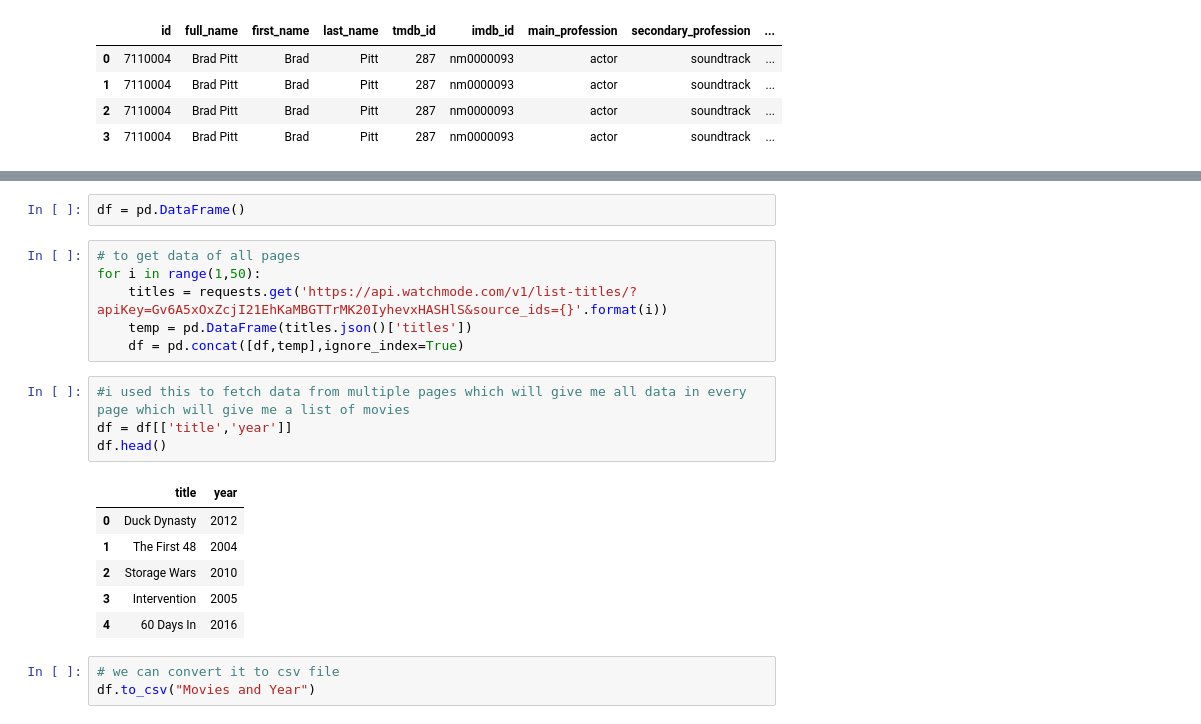
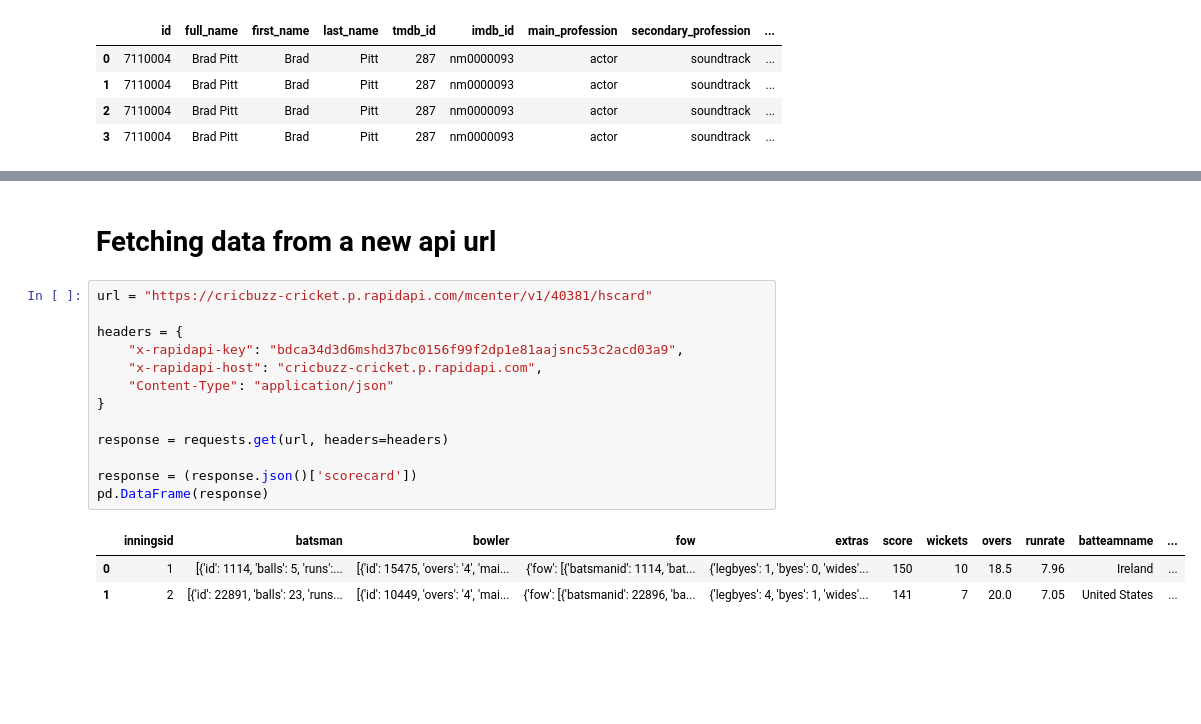
Before and after one commit to SanyamSingla2910/Machine-Leaning, a Jupyter notebook: ML main/Fetching Data From an API.ipynb, the cells around one changed output, grey strips where cells are left out. Drawn from its saved outputs; the diff is of its cells as text; blank space fills up the shorter version.

```diff
--- a/ML main/Fetching Data From an API.ipynb
+++ b/ML main/Fetching Data From an API.ipynb
@@ -66,23 +66,20 @@ pd.DataFrame(titles.json()['titles'])
 250 rows × 7 columns
-# %%
-df = pd.DataFrame()
-# %%
-# to get data of all pages
-for i in range(1,50):
-    titles = requests.get('https://api.watchmode.com/v1/list-titles/?apiKey=Gv6A5xOxZcjI21EhKaMBGTTrMK20IyhevxHASHlS&source_ids={}'.format(i))
-    temp = pd.DataFrame(titles.json()['titles'])
-    df = pd.concat([df,temp],ignore_index=True)
-# %%
-#i used this to fetch data from multiple pages which will give me all data in every page which will give me a list of movies
-df = df[['title','year']]
-df.head()
-# %% [output]
-|  | title | year |
-| 0 | Duck Dynasty | 2012 |
-| 1 | The First 48 | 2004 |
-| 2 | Storage Wars | 2010 |
-| 3 | Intervention | 2005 |
-| 4 | 60 Days In | 2016 |
-# %%
-# we can convert it to csv file
-df.to_csv("Movies and Year")
+# %% [markdown]
+# Fetching data from a new api url
+# %%
+url = "https://cricbuzz-cricket.p.rapidapi.com/mcenter/v1/40381/hscard"
+
+headers = {
+	"x-rapidapi-key": "bdca34d3d6mshd37bc0156f99f2dp1e81aajsnc53c2acd03a9",
+	"x-rapidapi-host": "cricbuzz-cricket.p.rapidapi.com",
+	"Content-Type": "application/json"
+}
+
+response = requests.get(url, headers=headers)
+
+response = (response.json()['scorecard'])
+pd.DataFrame(response)
+# %% [output]
+|  | inningsid | batsman | bowler | fow | extras | score | wickets | overs | runrate | batteamname | ... |
+| 0 | 1 | [{'id': 1114, 'balls': 5, 'runs':... | [{'id': 15475, 'overs': '4', 'mai... | {'fow': [{'batsmanid': 1114, 'bat... | {'legbyes': 1, 'byes': 0, 'wides'... | 150 | 10 | 18.5 | 7.96 | Ireland | ... |
+| 1 | 2 | [{'id': 22891, 'balls': 23, 'runs... | [{'id': 10449, 'overs': '4', 'mai... | {'fow': [{'batsmanid': 22896, 'ba... | {'legbyes': 4, 'byes': 1, 'wides'... | 141 | 7 | 20.0 | 7.05 | United States | ... |
```
Also changed, not shown: parts of 5 cells of this notebook.
